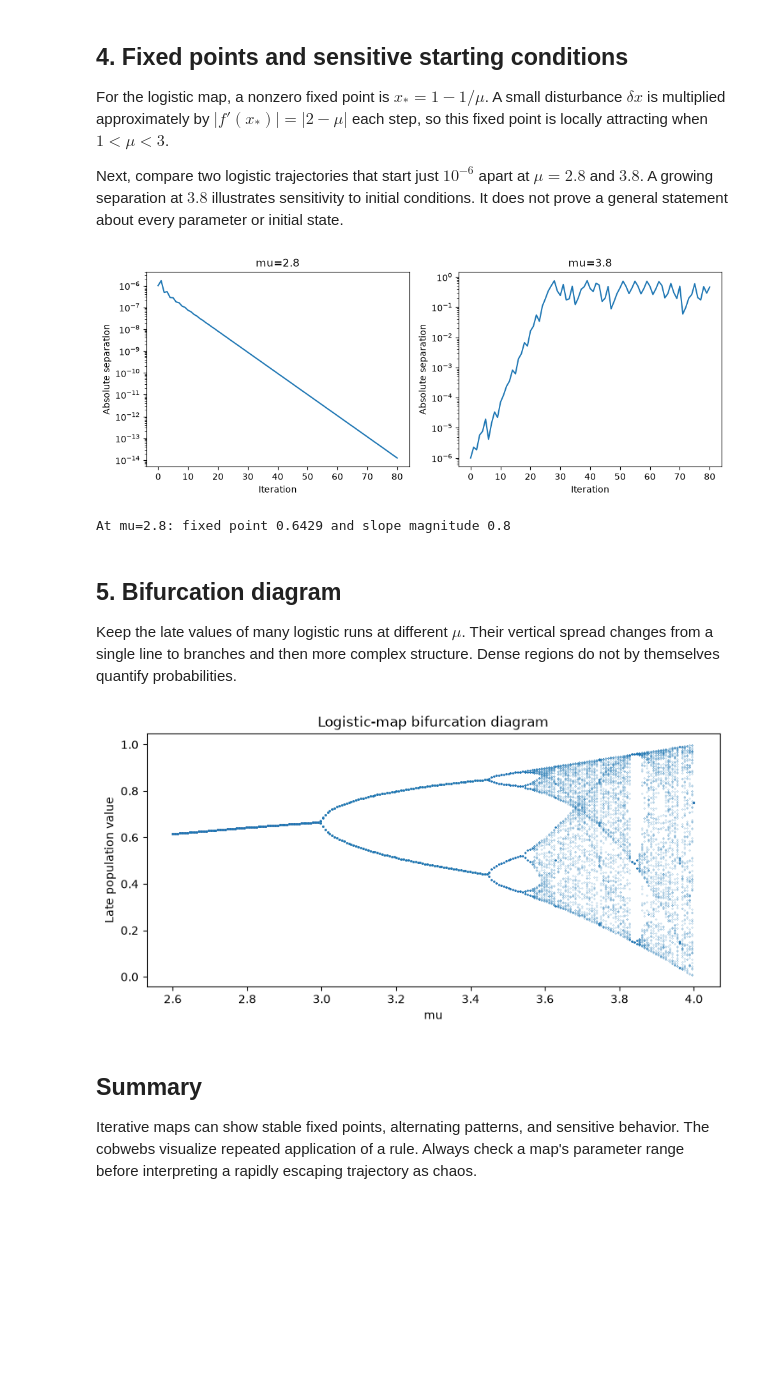
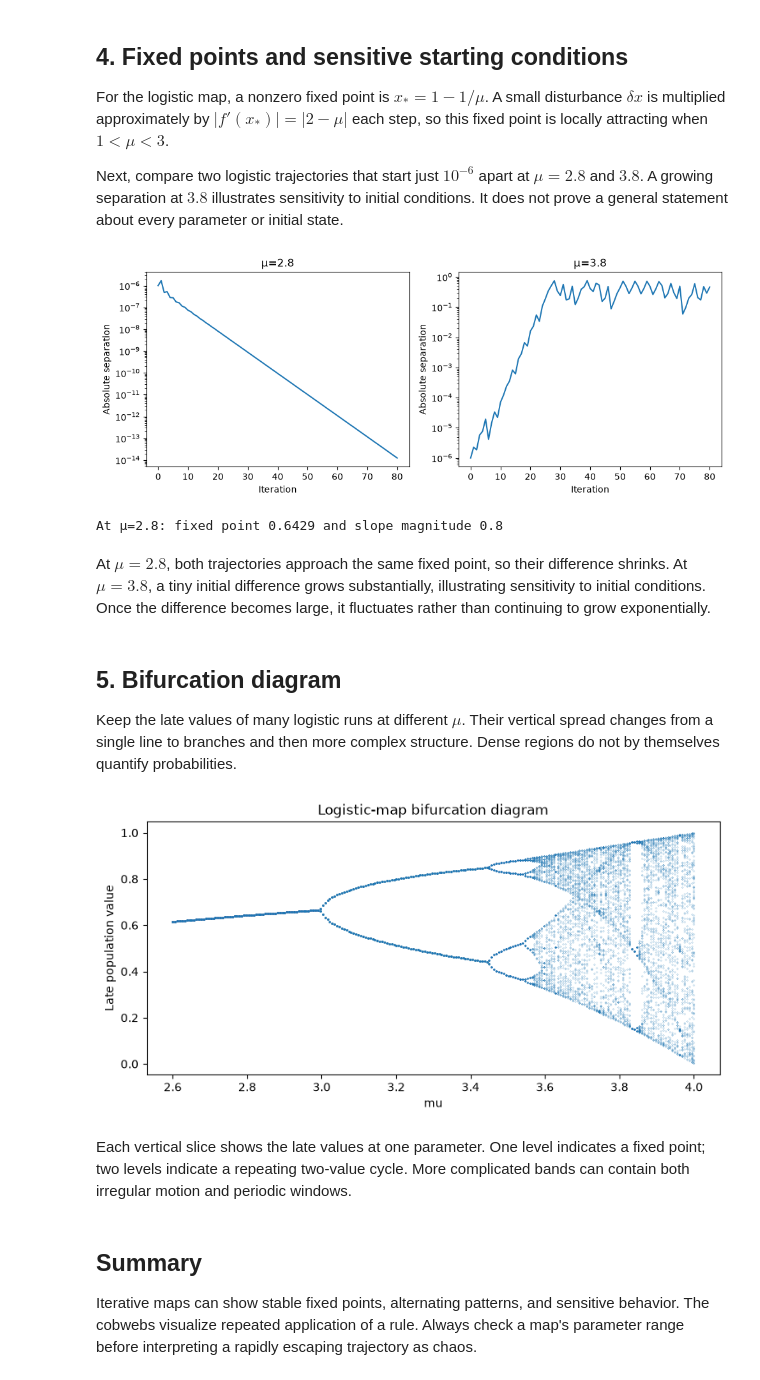
Before and after one commit to maryamahsan-codes/Math-Methods-for-Physicists-Python, a Jupyter notebook: 4_Discrete_Dynamics_and_Decay_Statistics/4A_Discrete_Maps_and_Chaos.ipynb, the cells around one changed output. Drawn from its saved outputs; the diff is of its cells as text; code cells hidden in the pictures; blank space fills up the shorter version.

```diff
--- a/4_Discrete_Dynamics_and_Decay_Statistics/4A_Discrete_Maps_and_Chaos.ipynb
+++ b/4_Discrete_Dynamics_and_Decay_Statistics/4A_Discrete_Maps_and_Chaos.ipynb
@@ -200,21 +234,26 @@ For the logistic map, a nonzero fixed point is $x_*=1-1/\mu$. A small disturbanc
 Next, compare two logistic trajectories that start just $10^{-6}$ apart at $\mu=2.8$ and $3.8$. A growing separation at $3.8$ illustrates sensitivity to initial conditions. It does not prove a general statement about every parameter or initial state.
 # %%
 plt.figure(figsize=(10, 4))
+
 for i, mu in enumerate([2.8, 3.8]):
     first = logistic(mu, 0.2, 80)
     second = logistic(mu, 0.200001, 80)
+     # Compare states at the SAME iteration for a change of 1e-6 in initial condition only.
     difference = [abs(first[j]-second[j]) for j in range(len(first))]
     plt.subplot(1, 2, i+1)
     plt.semilogy(range(len(difference)), difference)
     plt.xlabel('Iteration')
     plt.ylabel('Absolute separation')
-    plt.title('mu=' + str(mu))
+    plt.title('μ=' + str(mu))
+
 plt.tight_layout()
 plt.show()
-print('At mu=2.8: fixed point',round(1-1/2.8,4),'and slope magnitude',round(abs(2-2.8),2))
+print('At μ=2.8: fixed point',round(1-1/2.8,4),'and slope magnitude',round(abs(2-2.8),2))
 # %% [output]
-[figure, old version]
+[figure, new version]
-At mu=2.8: fixed point 0.6429 and slope magnitude 0.8
+At μ=2.8: fixed point 0.6429 and slope magnitude 0.8
+# %% [markdown]
+At $\mu = 2.8$, both trajectories approach the same fixed point, so their difference shrinks. At $\mu = 3.8$, a tiny initial difference grows substantially, illustrating sensitivity to initial conditions. Once the difference becomes large, it fluctuates rather than continuing to grow exponentially.
 # %% [markdown]
 ## 5. Bifurcation diagram
 
@@ -223,13 +262,20 @@ Keep the late values of many logistic runs at different $\mu$. Their vertical sp
 parameters = np.linspace(2.6, 4.0, 220)
 mu_points = []
 x_points = []
+
 for mu in parameters:
-    x = 0.75
+    # At mu=4, x0=0.75 is exactly an unstable fixed point and would create a misleading endpoint.
+    # This nearby start avoids that exceptional orbit; it is used only in this parameter scan.
+    x = 0.751
+
     for step in range(450):
         x = mu*x*(1-x)
+        # Discard x1 through x350 as a transient; retain x351 through x450.
+
         if step>=350:
             mu_points.append(mu)
             x_points.append(x)
+
 plt.figure(figsize=(9, 4))
 plt.plot(mu_points, x_points, '.', markersize=0.35)
 plt.xlabel('mu')
@@ -237,7 +283,9 @@ plt.ylabel('Late population value')
 plt.title('Logistic-map bifurcation diagram')
 plt.show()
 # %% [output]
-[figure, old version]
+[figure, new version]
+# %% [markdown]
+Each vertical slice shows the late values at one parameter. One level indicates a fixed point; two levels indicate a repeating two-value cycle. More complicated bands can contain both irregular motion and periodic windows.
 # %% [markdown]
 ## Summary
 
```
Also changed, not shown: parts of 10 cells of this notebook.
